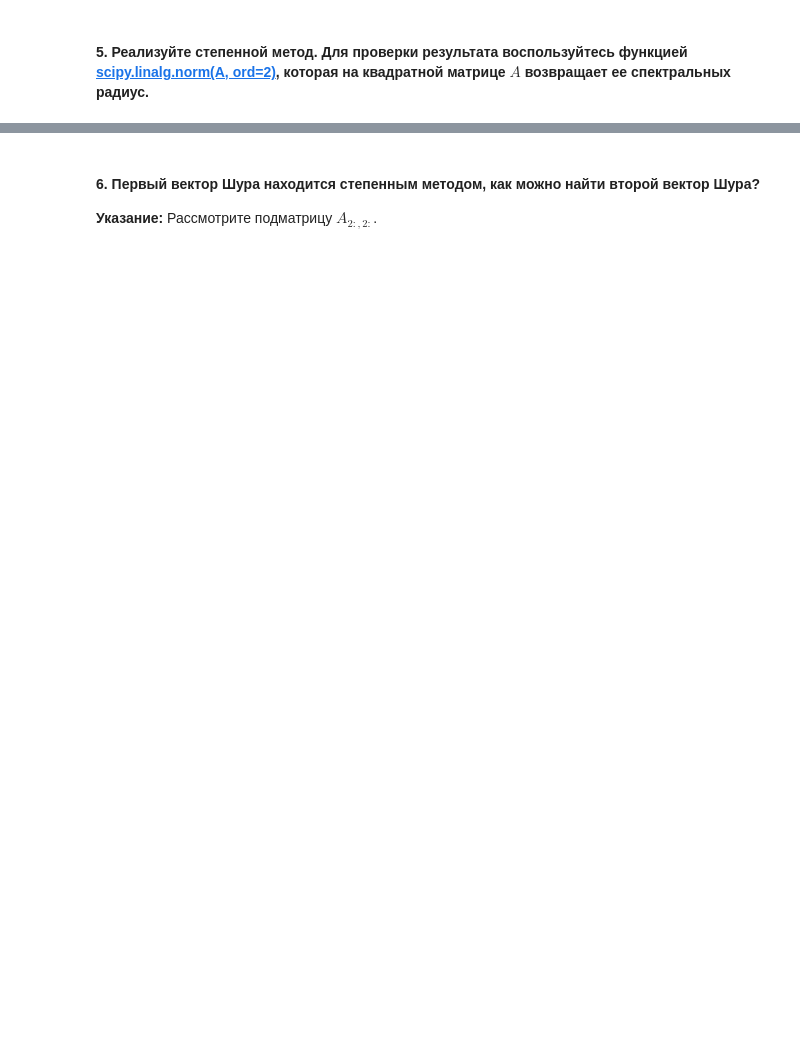
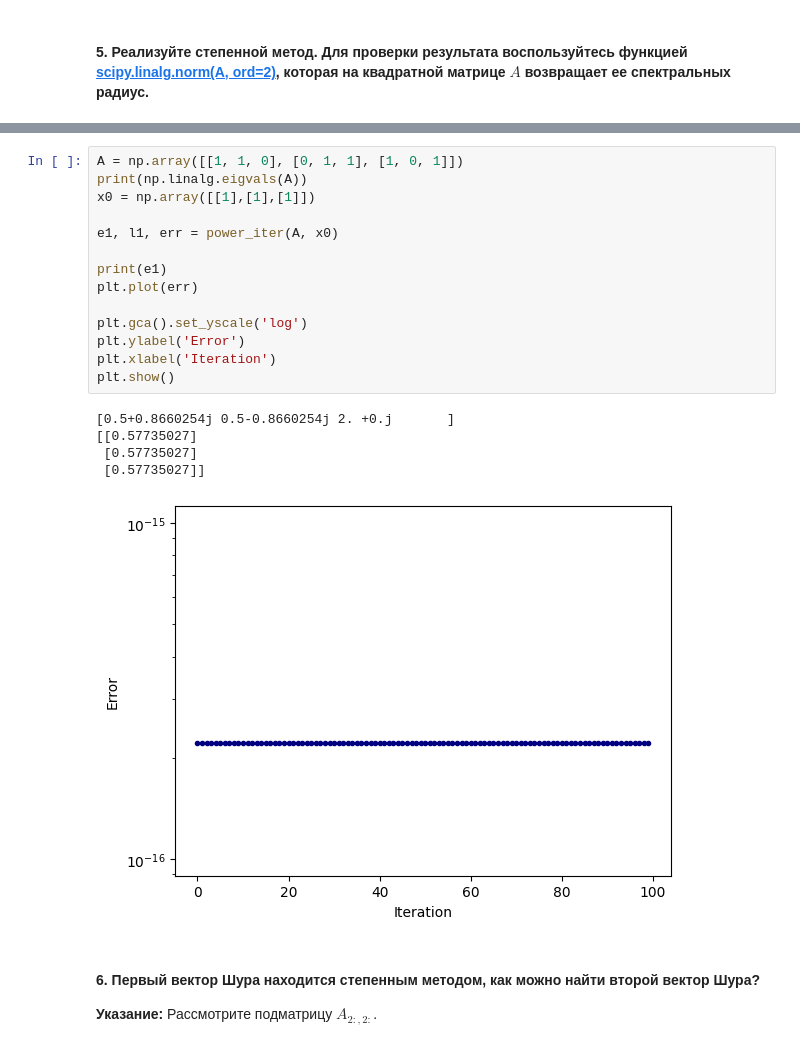
Before and after one commit to dyed-eye/matrices, a Jupyter notebook: 3/workbook3.ipynb, the cells around one changed output, grey strips where cells are left out. Cells and saved outputs as stored; diff of their text form; blank space fills up the shorter version.

```diff
--- a/3/workbook3.ipynb
+++ b/3/workbook3.ipynb
@@ -51,3 +94,23 @@ $$e_{n+1}=\frac{Ae_n}{\|Ae_n\|},$$
+# %%
+A = np.array([[1, 1, 0], [0, 1, 1], [1, 0, 1]])
+print(np.linalg.eigvals(A))
+x0 = np.array([[1],[1],[1]])
+
+e1, l1, err = power_iter(A, x0)
+
+print(e1)
+plt.plot(err)
+
+plt.gca().set_yscale('log')
+plt.ylabel('Error')
+plt.xlabel('Iteration')
+plt.show()
+# %% [output]
+[0.5+0.8660254j 0.5-0.8660254j 2. +0.j       ]
+[[0.57735027]
+ [0.57735027]
+ [0.57735027]]
+[figure, added]
 # %% [markdown]
 #### 6. Первый вектор Шура находится степенным методом, как можно найти второй вектор Шура?
 __Указание:__ Рассмотрите подматрицу $A_{2\colon,2\colon}$.
```
Also changed, not shown: parts of 29 cells of this notebook, 1 other file.
